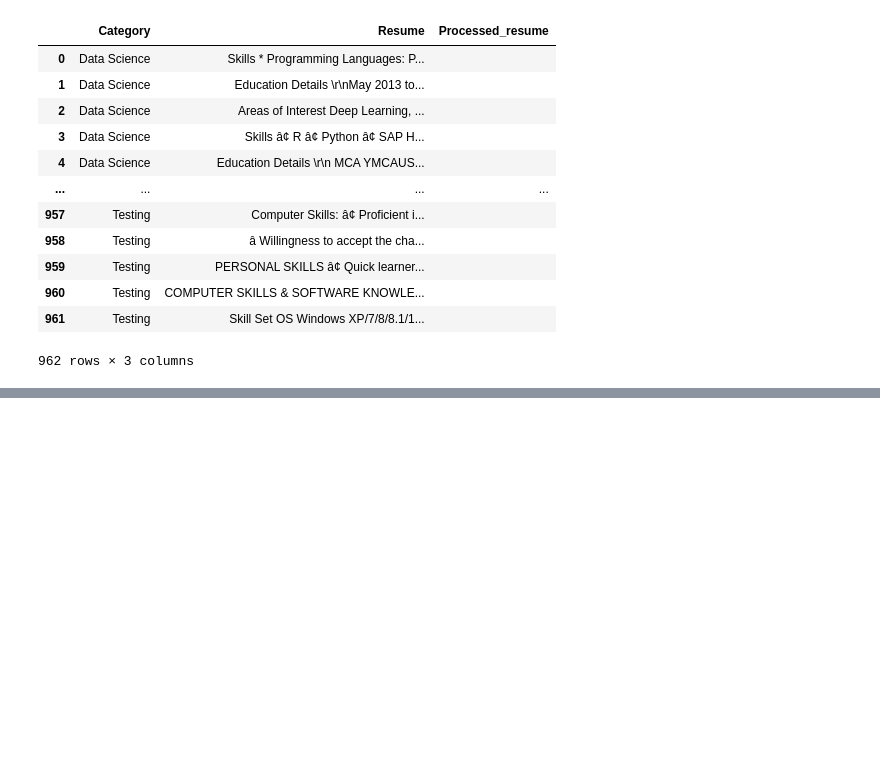
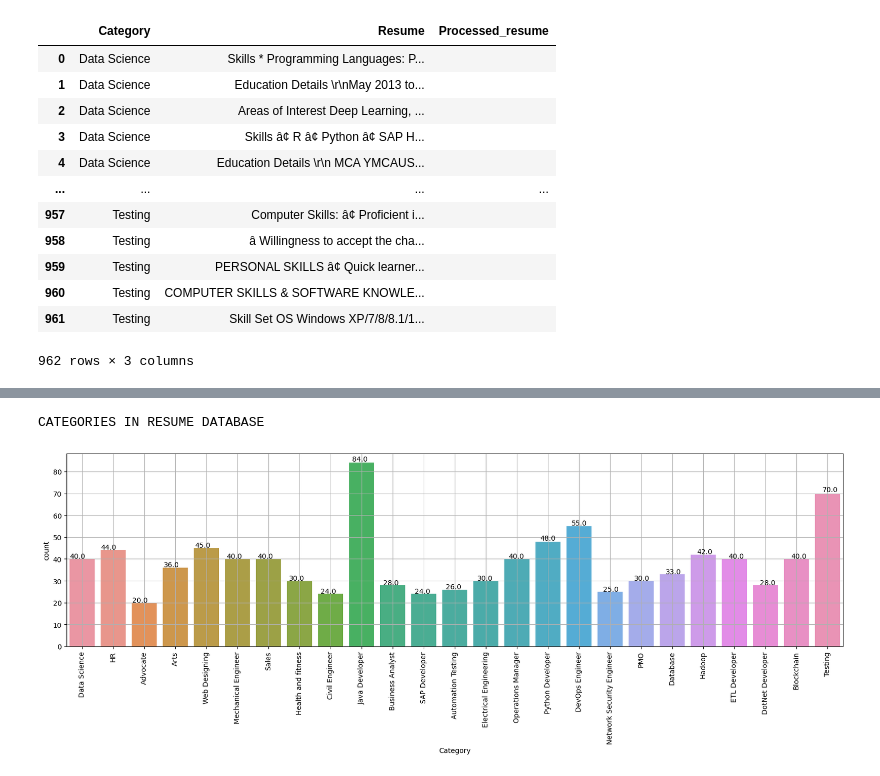
Before and after one commit to vickykathare/Resume-Database, a Jupyter notebook: notebookea81930ae7.ipynb, the cells around one changed output, grey strips where cells are left out. Cells and saved outputs as stored; diff of their text form; code cells hidden in the pictures; blank space fills up the shorter version.

```diff
--- a/notebookea81930ae7.ipynb
+++ b/notebookea81930ae7.ipynb
@@ -259,0 +265,11 @@ df1
+# %%
+print("CATEGORIES IN RESUME DATABASE")
+pt.figure(figsize=(20,5))
+pt.xticks(rotation=90)
+ax=sns.countplot(x="Category", data=resume_bd)
+for p in ax.patches:
+    ax.annotate(str(p.get_height()), (p.get_x() * 1.01 , p.get_height() * 1.01))
+pt.grid()
+# %% [output]
+CATEGORIES IN RESUME DATABASE
+[figure, added]
```
Also changed, not shown: parts of 1 cell of this notebook.
